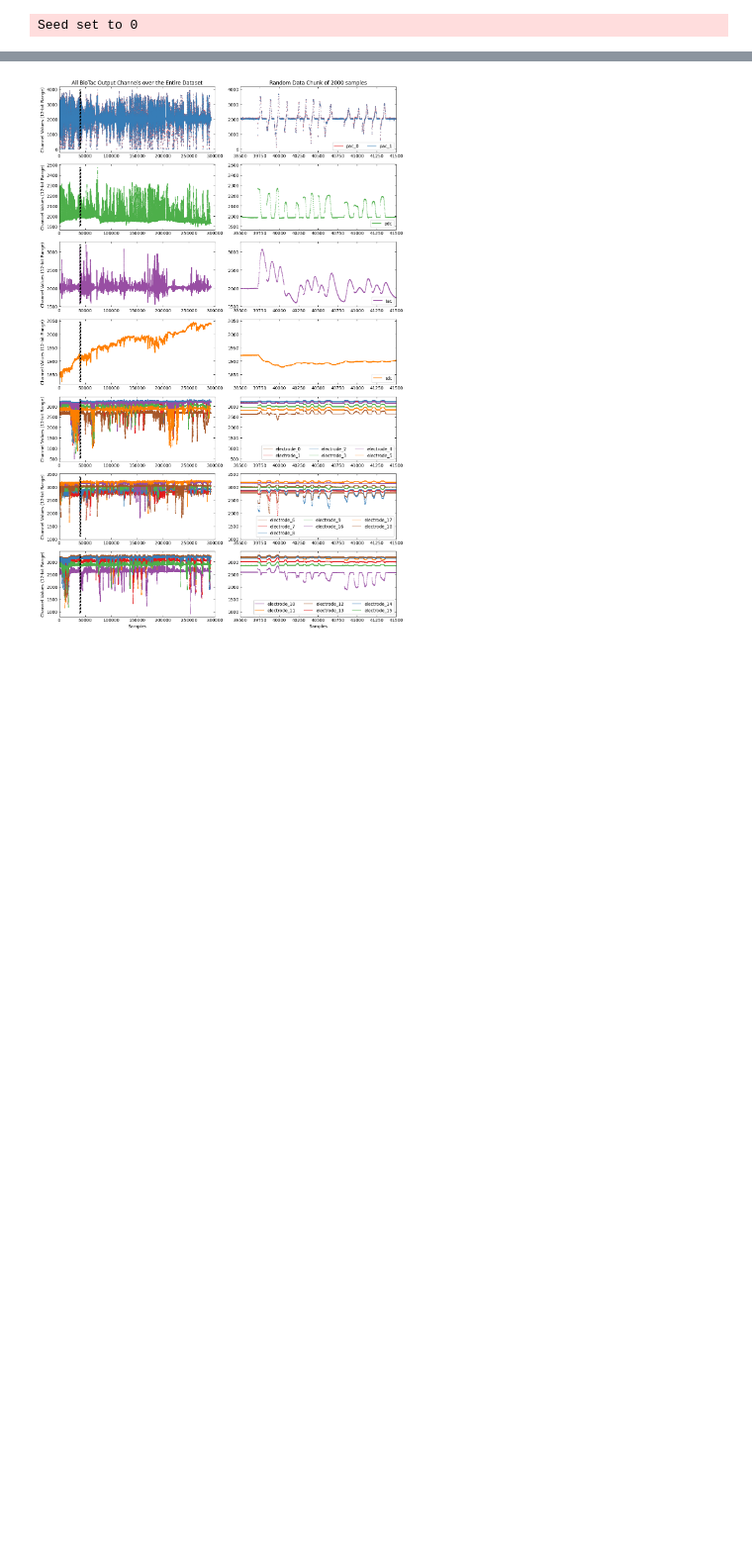
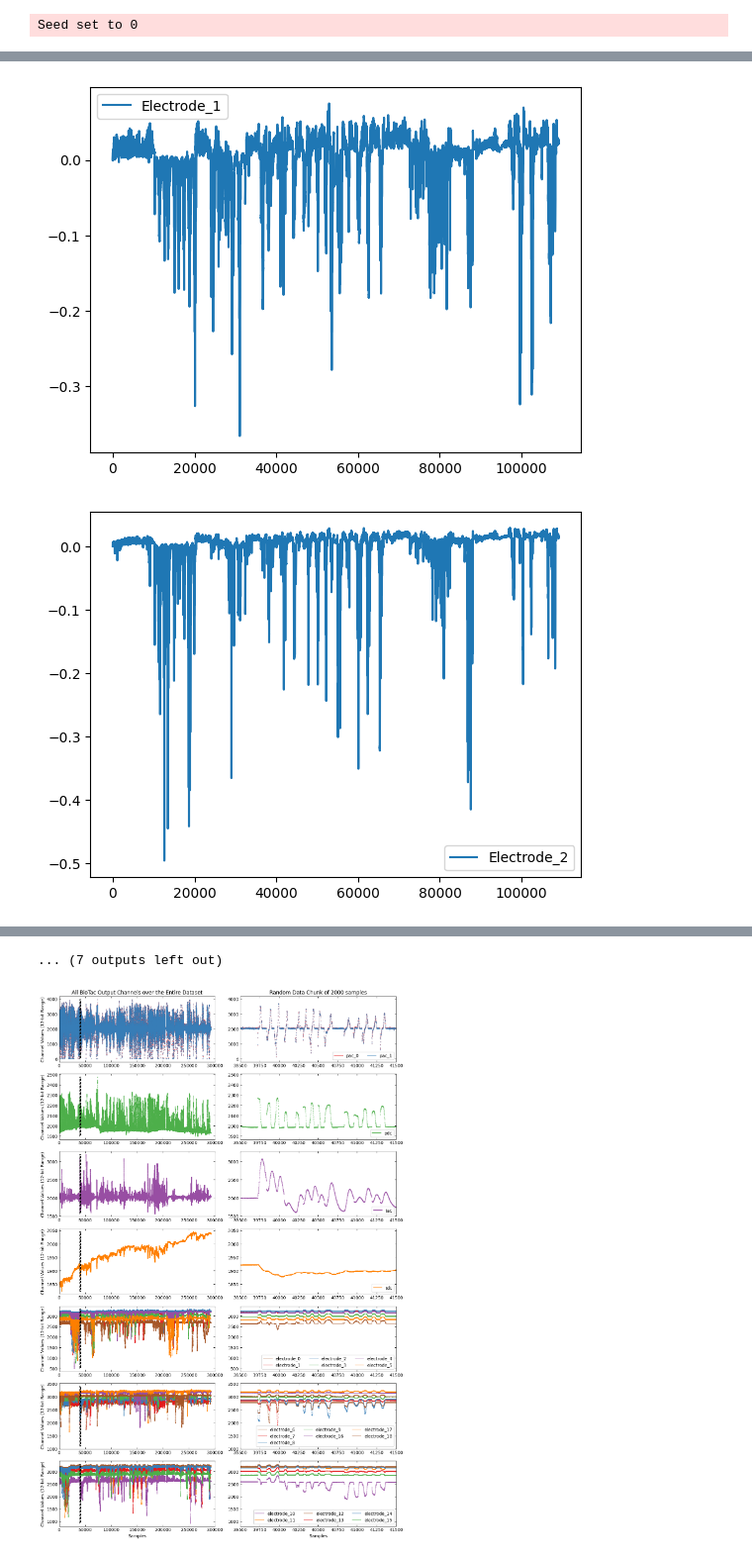
Before and after one commit to wzaielamri/Optimizing_BioTac_Simulation, a Jupyter notebook: generate_figures/plot_dataset_temp.ipynb, the cells around one changed output, grey strips where cells are left out. Shown at 99% size. Cells and saved outputs as stored; diff of their text form; code cells hidden in the pictures; blank space fills up the shorter version.

```diff
--- a/generate_figures/plot_dataset_temp.ipynb
+++ b/generate_figures/plot_dataset_temp.ipynb
@@ -86,0 +104,9 @@ Seed set to 0
+# %%
+for i in range(19):
+    fig=plt.figure()
+    plt.plot(electrodes_norm[:,i], label="Electrode_"+str(i+1))
+    plt.legend()
+    plt.show()
+# %% [output]
+[figure, added]
+[figure, added]
@@ -87,3 +123,4 @@ Seed set to 0
+... (7 outputs left out)
 # %%
 import matplotlib.pyplot as plt
 plt.rcParams.update({'font.size': 10})
```
Also changed, not shown: parts of 6 cells of this notebook, 1 other file.
